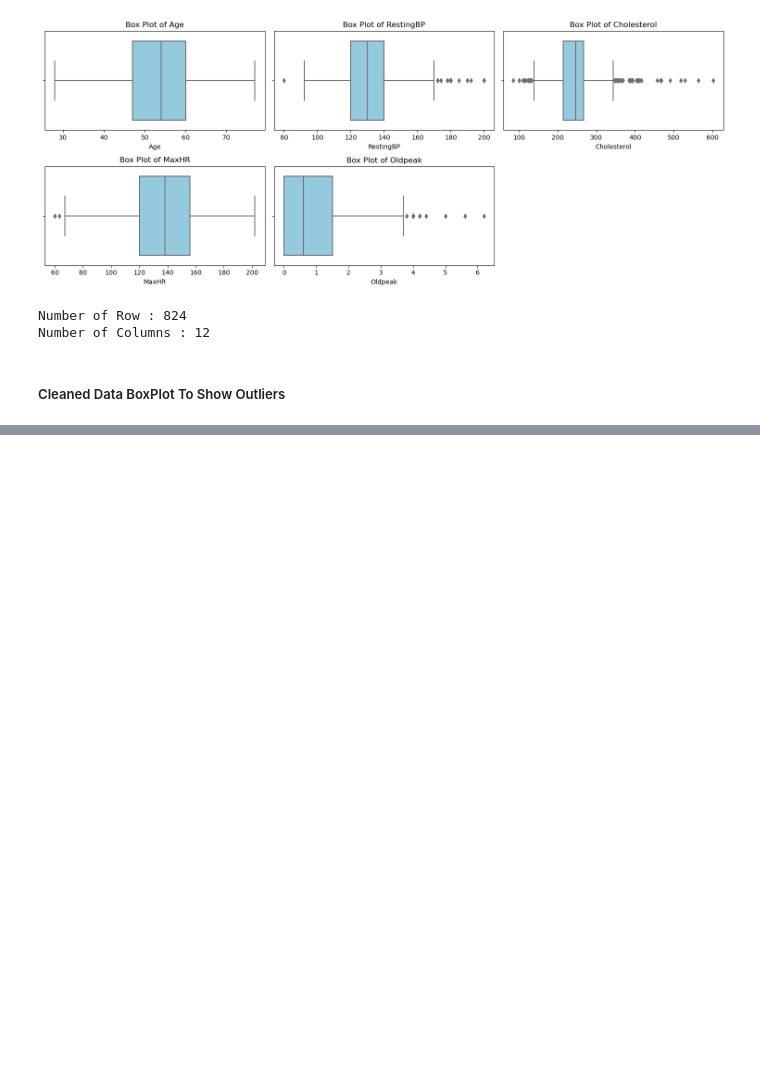
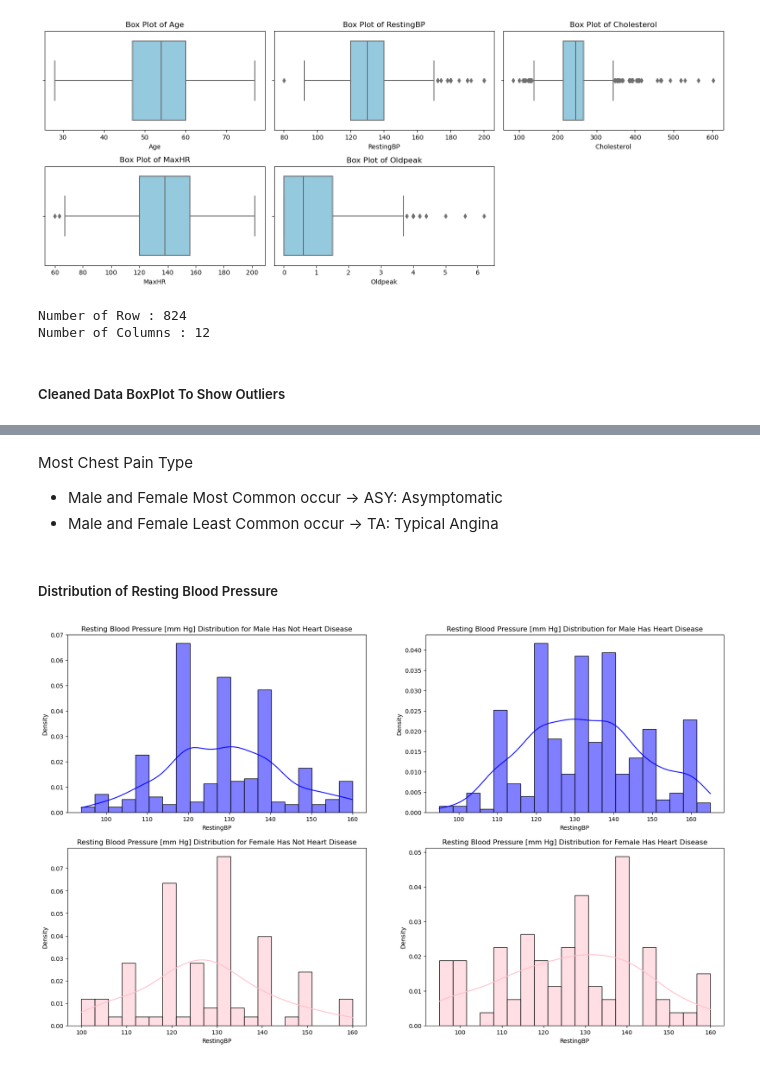
Before and after one commit to pjaiswalusf/Heart-Failure-Prediction, a Jupyter notebook: HeartFailurePrediction.ipynb, the cells around one changed output, grey strips where cells are left out. Drawn from its saved outputs; the diff is of its cells as text; code cells hidden in the pictures; blank space fills up the shorter version.

```diff
--- a/HeartFailurePrediction.ipynb
+++ b/HeartFailurePrediction.ipynb
@@ -476,0 +367,32 @@ SyntaxError: unterminated string literal (detected at line 124) (3791863233.py,
+# %% [markdown]
+Most Chest Pain Type
+- Male and Female Most Common occur -> ASY: Asymptomatic
+- Male and Female Least Common occur -> TA: Typical Angina
+# %% [markdown]
+##### Distribution of Resting Blood Pressure
+# %%
+plt.figure(figsize=(20, 12))
+
+plt.subplot(2,2,1)
+
+sns.histplot(df_cleaned[(df['Sex'] == 'M') & (df_cleaned['HeartDisease'] == 0)]['RestingBP'], color='blue', kde=True, bins=20, stat='density')
+plt.title('Resting Blood Pressure [mm Hg] Distribution for Male Has Not Heart Disease')
+
+plt.subplot(2,2,2)
+
+sns.histplot(df_cleaned[(df['Sex'] == 'M') & (df_cleaned['HeartDisease'] == 1)]['RestingBP'], color='blue', kde=True, bins=20, stat='density')
+plt.title('Resting Blood Pressure [mm Hg] Distribution for Male Has Heart Disease')
+
+plt.subplot(2,2,3)
+
+sns.histplot(df_cleaned[(df['Sex'] == 'F') & (df_cleaned['HeartDisease'] == 0)]['RestingBP'], color='pink', kde=True, bins=20, stat='density')
+plt.title('Resting Blood Pressure [mm Hg] Distribution for Female Has Not Heart Disease')
+
+plt.subplot(2,2,4)
+
+sns.histplot(df_cleaned[(df['Sex'] == 'F') & (df_cleaned['HeartDisease'] == 1)]['RestingBP'], color='pink', kde=True, bins=20, stat='density')
+plt.title('Resting Blood Pressure [mm Hg] Distribution for Female Has Heart Disease')
+
+plt.show()
+# %% [output]
+[figure, added]
```
Also changed, not shown: parts of 28 cells of this notebook, 8 other files.
